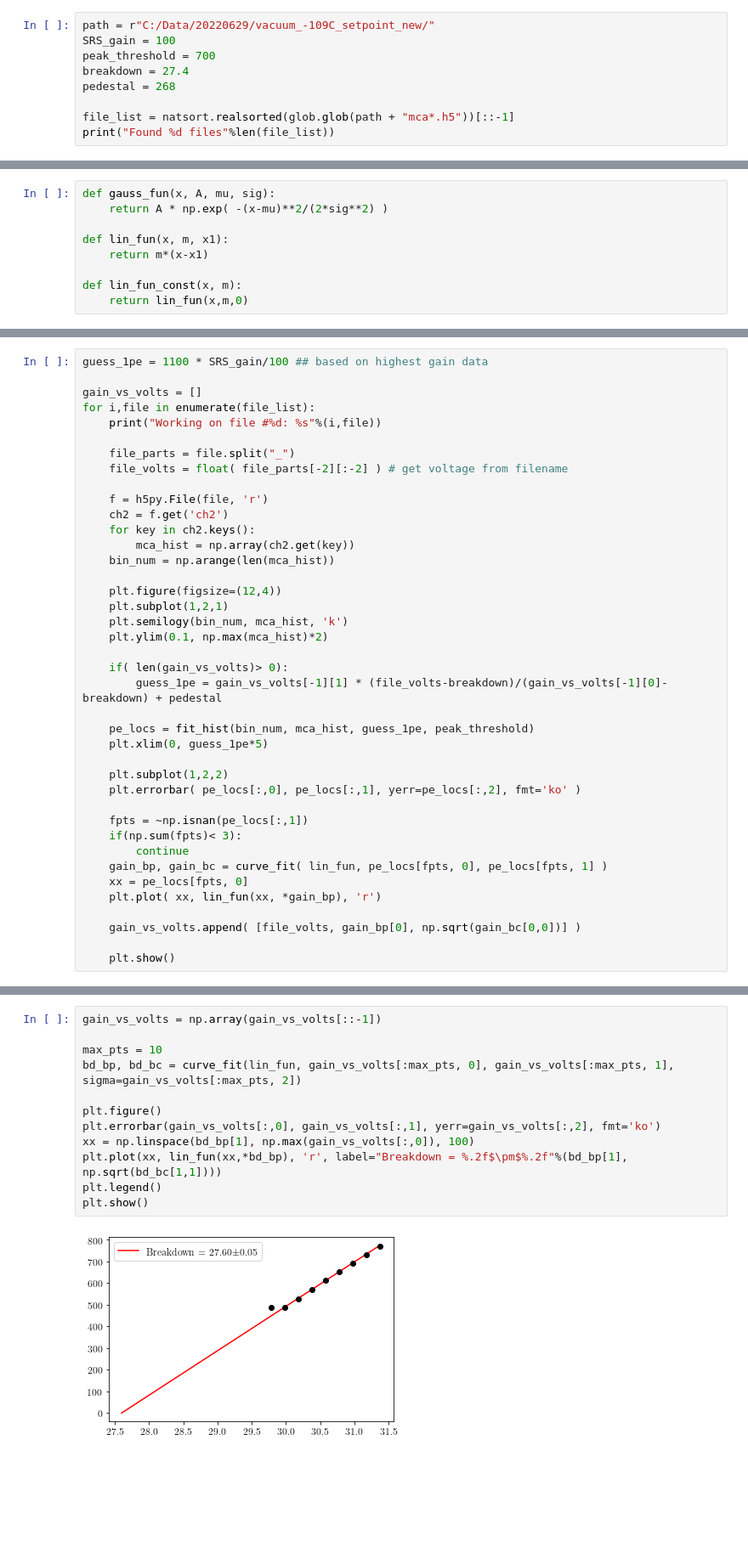
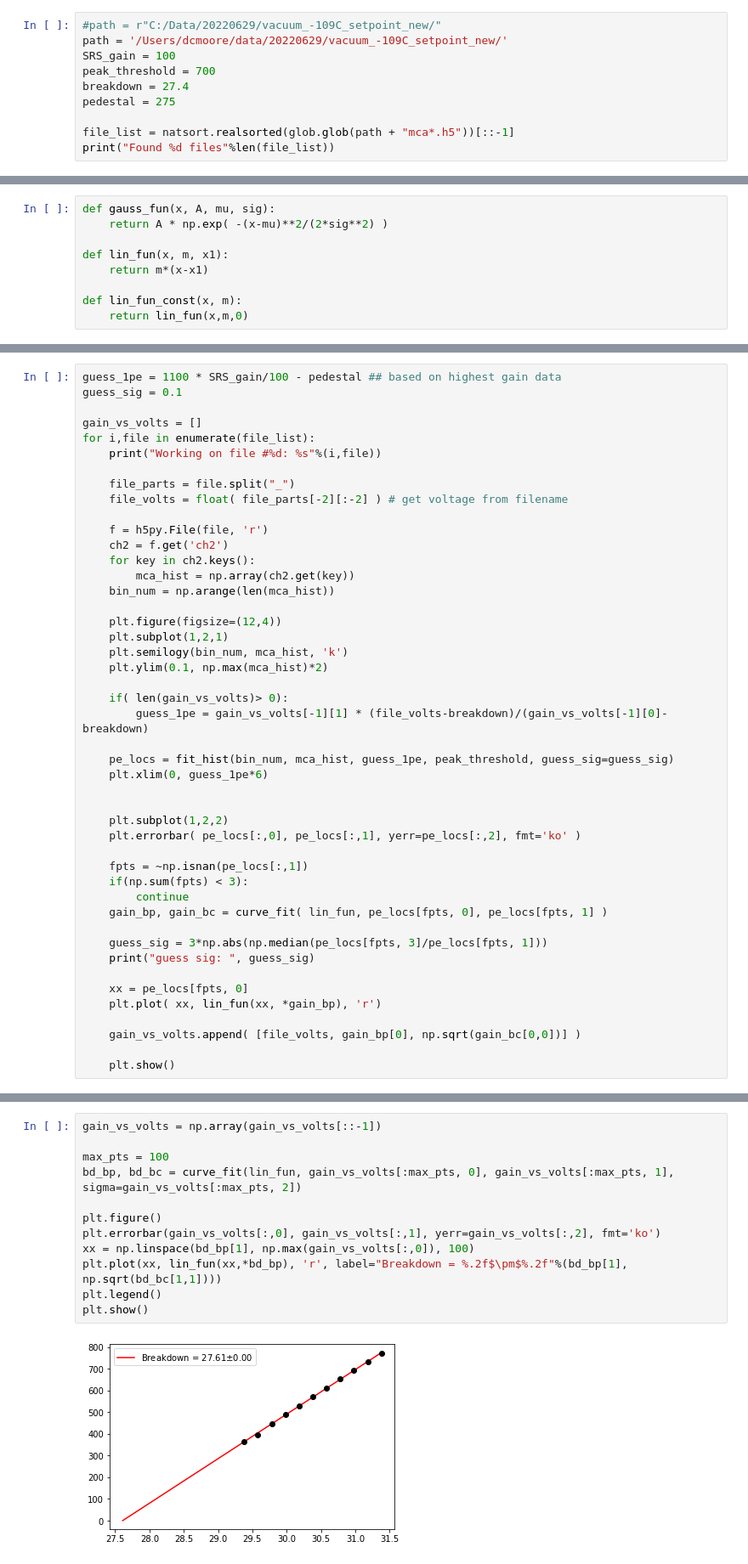
Before and after one commit to Moore-Lab/purity-monitor, a Jupyter notebook: Jupyter/Log/2022-06-29_gain_analysis.ipynb, the cells around one changed output, grey strips where cells are left out. Shown at 85% size. Saved outputs shown, nothing was run; the diff lists cells and outputs as text; blank space fills up the shorter version.

```diff
--- a/Jupyter/Log/2022-06-29_gain_analysis.ipynb
+++ b/Jupyter/Log/2022-06-29_gain_analysis.ipynb
@@ -4,11 +4,12 @@ import matplotlib.pyplot as plt
 import natsort, glob, h5py
 from scipy.optimize import curve_fit
 # %%
-path = r"C:/Data/20220629/vacuum_-109C_setpoint_new/"
+#path = r"C:/Data/20220629/vacuum_-109C_setpoint_new/"
+path = '/Users/dcmoore/data/20220629/vacuum_-109C_setpoint_new/'
 SRS_gain = 100
 peak_threshold = 700
 breakdown = 27.4
-pedestal = 268
+pedestal = 275
 
 file_list = natsort.realsorted(glob.glob(path + "mca*.h5"))[::-1]
 print("Found %d files"%len(file_list))
@@ -77,7 +84,8 @@ def fit_hist(bc, hh, spe_loc, fit_thresh, numsig=4, max_peaks=6):
 
     return np.array(out_vals)
 # %%
-guess_1pe = 1100 * SRS_gain/100 ## based on highest gain data
+guess_1pe = 1100 * SRS_gain/100 - pedestal ## based on highest gain data
+guess_sig = 0.1
 
 gain_vs_volts = []
 for i,file in enumerate(file_list):
@@ -98,18 +106,23 @@ for i,file in enumerate(file_list):
     plt.ylim(0.1, np.max(mca_hist)*2)
 
     if( len(gain_vs_volts)> 0):
-        guess_1pe = gain_vs_volts[-1][1] * (file_volts-breakdown)/(gain_vs_volts[-1][0]-breakdown) + pedestal
+        guess_1pe = gain_vs_volts[-1][1] * (file_volts-breakdown)/(gain_vs_volts[-1][0]-breakdown)
 
-    pe_locs = fit_hist(bin_num, mca_hist, guess_1pe, peak_threshold)
-    plt.xlim(0, guess_1pe*5)
+    pe_locs = fit_hist(bin_num, mca_hist, guess_1pe, peak_threshold, guess_sig=guess_sig)
+    plt.xlim(0, guess_1pe*6)
+
 
     plt.subplot(1,2,2)
     plt.errorbar( pe_locs[:,0], pe_locs[:,1], yerr=pe_locs[:,2], fmt='ko' )
 
     fpts = ~np.isnan(pe_locs[:,1])
-    if(np.sum(fpts)< 3):
+    if(np.sum(fpts) < 3):
         continue
     gain_bp, gain_bc = curve_fit( lin_fun, pe_locs[fpts, 0], pe_locs[fpts, 1] )
+
+    guess_sig = 3*np.abs(np.median(pe_locs[fpts, 3]/pe_locs[fpts, 1]))
+    print("guess sig: ", guess_sig)
+
     xx = pe_locs[fpts, 0]
     plt.plot( xx, lin_fun(xx, *gain_bp), 'r')
 
@@ -133,14 +152,14 @@ Working on file #5: C:/Data/20220629/vacuum_-109C_setpoint_new\mca_keith_30.38OV
 # %%
 gain_vs_volts = np.array(gain_vs_volts[::-1])
 
-max_pts = 10
+max_pts = 100
 bd_bp, bd_bc = curve_fit(lin_fun, gain_vs_volts[:max_pts, 0], gain_vs_volts[:max_pts, 1], sigma=gain_vs_volts[:max_pts, 2])
 
 plt.figure()
 plt.errorbar(gain_vs_volts[:,0], gain_vs_volts[:,1], yerr=gain_vs_volts[:,2], fmt='ko')
 xx = np.linspace(bd_bp[1], np.max(gain_vs_volts[:,0]), 100)
 plt.plot(xx, lin_fun(xx,*bd_bp), 'r', label="Breakdown = %.2f$\pm$%.2f"%(bd_bp[1], np.sqrt(bd_bc[1,1])))
 plt.legend()
 plt.show()
 # %% [output]
-[figure, old version]
+[figure, new version]
```
Also changed, not shown: parts of 2 cells of this notebook.
